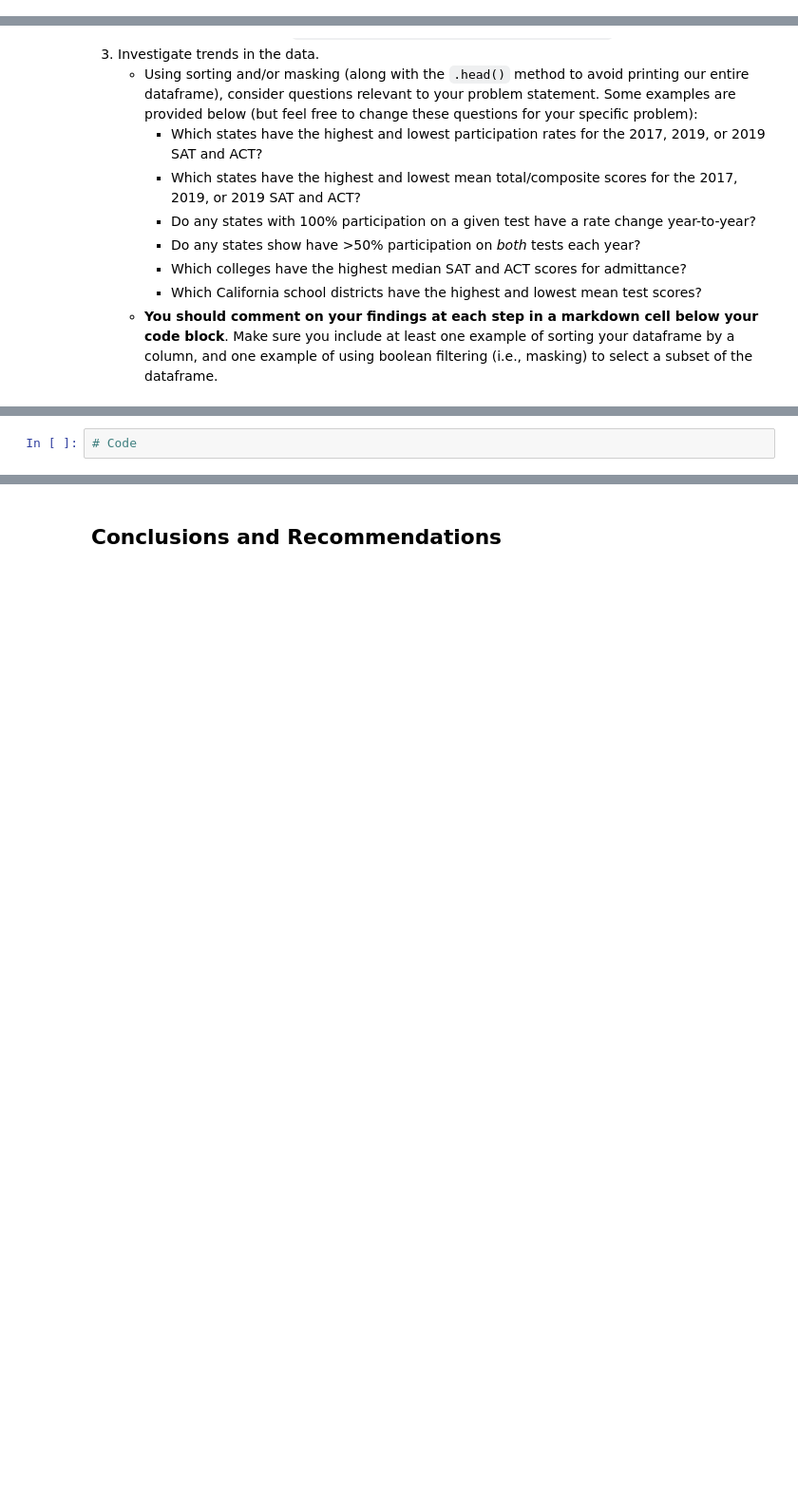
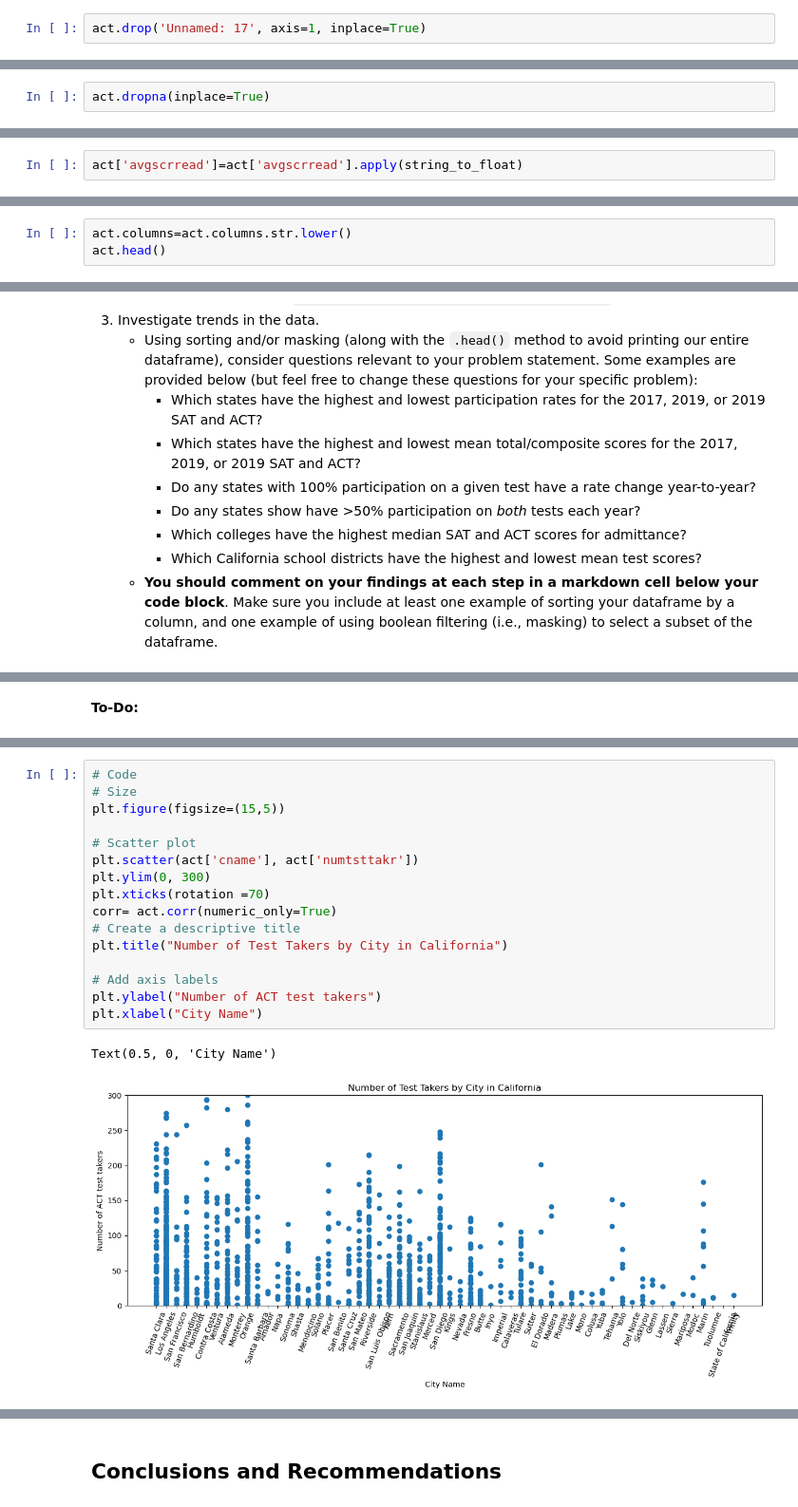
Before and after one commit to abiraauthayan/SATandACTscores, a Jupyter notebook: code/starter-code.ipynb, the cells around one changed output, grey strips where cells are left out. Shown at 95% size. Cells and saved outputs as stored; diff of their text form; blank space fills up the shorter version.

```diff
--- a/code/starter-code.ipynb
+++ b/code/starter-code.ipynb
@@ -126,0 +224,2 @@ Import the datasets that you selected for this project and go through the follow
+# %%
+act.drop('Unnamed: 17', axis=1, inplace=True)
@@ -126,0 +228,2 @@ Import the datasets that you selected for this project and go through the follow
+# %%
+act.dropna(inplace=True)
@@ -126,0 +271,2 @@ Import the datasets that you selected for this project and go through the follow
+# %%
+act['avgscrread']=act['avgscrread'].apply(string_to_float)
@@ -126,0 +275,3 @@ Import the datasets that you selected for this project and go through the follow
+# %%
+act.columns=act.columns.str.lower()
+act.head()
@@ -175,3 +487,5 @@ Complete the following steps to explore your data. You are welcome to do more ED
+# %% [markdown]
+**To-Do:**
 # %% [markdown]
 ## Visualize the Data
 
@@ -215,5 +529,22 @@ Here are some prompts to get you started with visualizations. Feel free to add a
         - Colors and symbols that are clear and unmistakable
 5. Additional plots of your choosing.
     - Are there any additional trends or relationships you haven't explored? Was there something interesting you saw that you'd like to dive further into? It's likely that there are a few more plots you might want to generate to support your narrative and recommendations that you are building toward. **As always, make sure you're interpreting your plots as you go**.
-# %%
-# Code
+# %%
+# Code
+# Size
+plt.figure(figsize=(15,5))
+
+# Scatter plot
+plt.scatter(act['cname'], act['numtsttakr'])
+plt.ylim(0, 300)
+plt.xticks(rotation =70)
+corr= act.corr(numeric_only=True)
+# Create a descriptive title
+plt.title("Number of Test Takers by City in California")
+
+# Add axis labels
+plt.ylabel("Number of ACT test takers")
+plt.xlabel("City Name")
+# %% [output]
+Text(0.5, 0, 'City Name')
+[figure, added]
```
Also changed, not shown: parts of 42 cells of this notebook.
